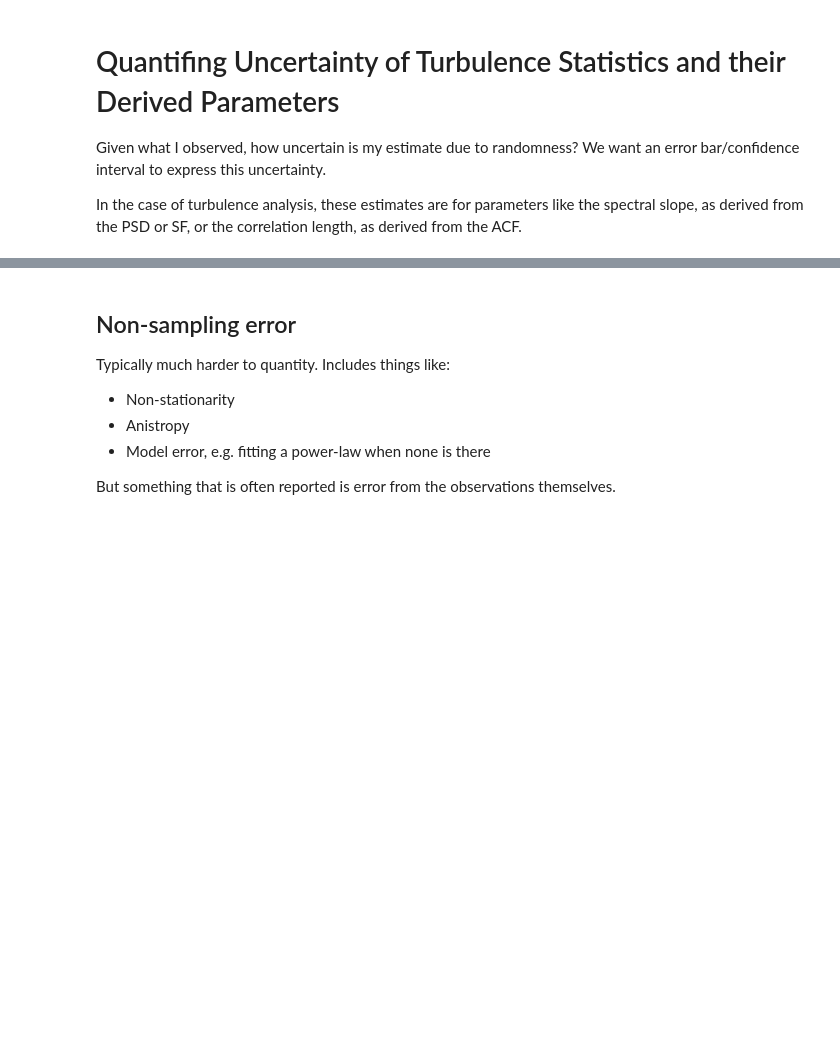
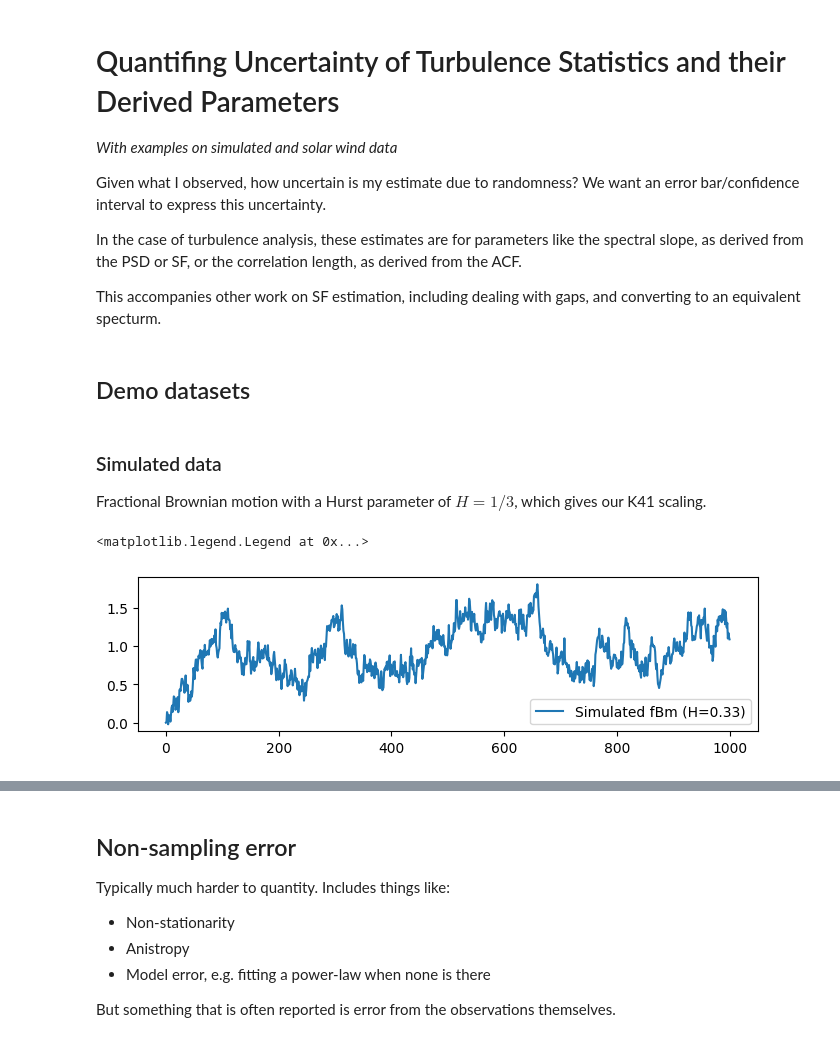
Before and after one commit to daniel-wrench/sf_gap_analysis, a Jupyter notebook: notebooks/uncertainty_demo_new.ipynb, the cells around one changed output, grey strips where cells are left out. Drawn from its saved outputs; the diff is of its cells as text; code cells hidden in the pictures; blank space fills up the shorter version.

```diff
--- a/notebooks/uncertainty_demo_new.ipynb
+++ b/notebooks/uncertainty_demo_new.ipynb
@@ -1,6 +1,10 @@
 # %% [markdown]
 # Quantifing Uncertainty of Turbulence Statistics and their Derived Parameters
+
+*With examples on simulated and solar wind data*
 
 Given what I observed, how uncertain is my estimate due to randomness? We want an error bar/confidence interval to express this uncertainty.
 
 In the case of turbulence analysis, these estimates are for parameters like the spectral slope, as derived from the PSD or SF, or the correlation length, as derived from the ACF.
+
+This accompanies other work on SF estimation, including dealing with gaps, and converting to an equivalent specturm.
@@ -6,0 +27,28 @@ In the case of turbulence analysis, these estimates are for parameters like the
+# %% [markdown]
+## Demo datasets
+# %% [markdown]
+### Simulated data
+
+Fractional Brownian motion with a Hurst parameter of $H=1/3$, which gives our K41 scaling.
+# %%
+# Simulate fractional Brownian motion
+np.random.seed(43)
+
+n = 1000  # Number of points
+
+hurst = 1 / 3  # Hurst parameter (0 < H < 1) = alpha/p for SF scaling
+fbm_sim = FBM(n=n, hurst=hurst, length=1)
+ts_sim = fbm_sim.fbm()
+
+# Simulate AR(1) process
+# phi = 0.9
+# noise = np.random.normal(0, 1, n)
+# ts_sim = np.zeros(n)
+# for i in range(1, n):
+#     ts_sim[i] = phi * ts_sim[i - 1] + noise[i]
+plt.figure(figsize=(8, 2))
+plt.plot(ts_sim, label=f"Simulated fBm (H={hurst:.2f})")
+plt.legend()
+# %% [output]
+<matplotlib.legend.Legend at 0x...>
+[figure, added]
```
Also changed, not shown: parts of 33 cells of this notebook.
